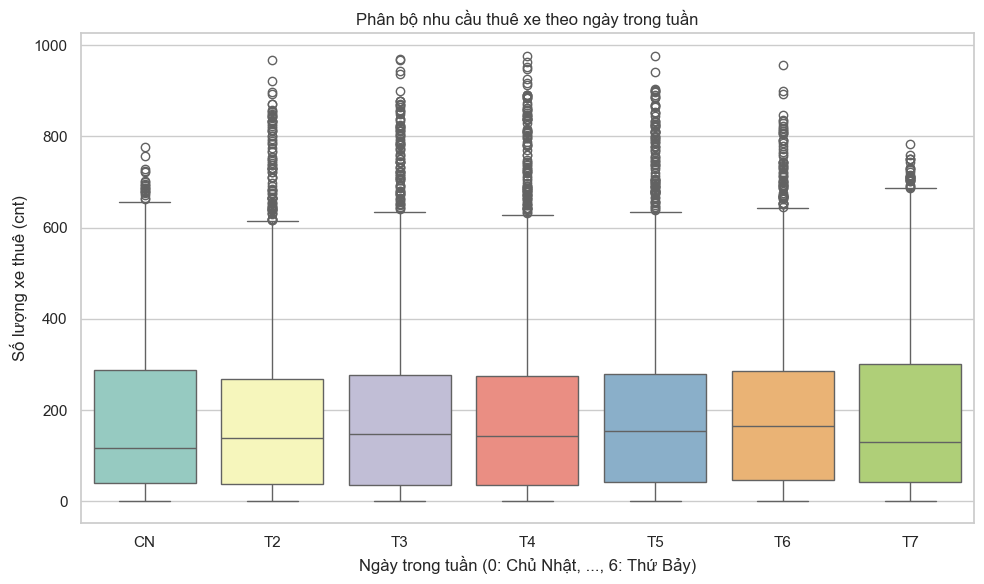
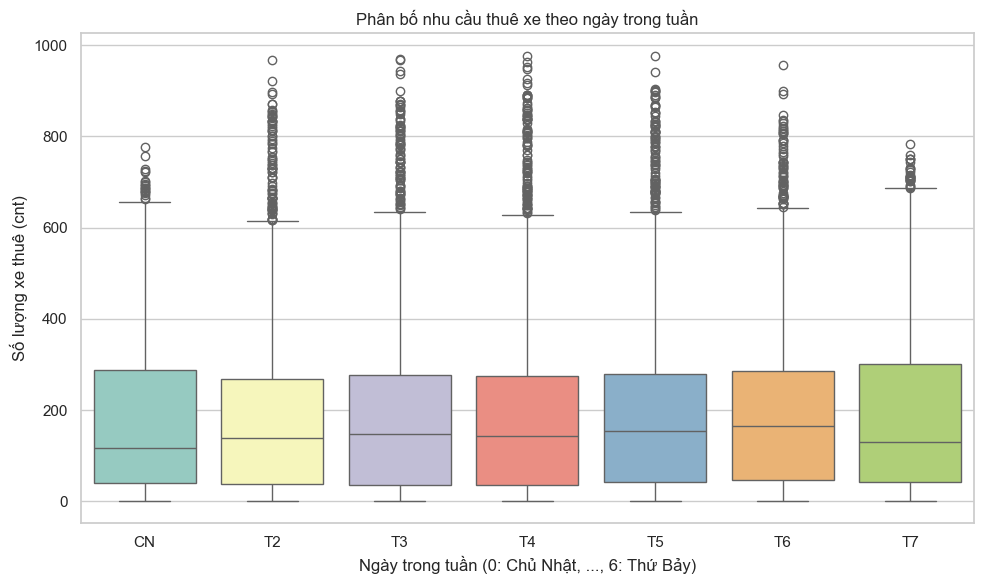
Unified diff of the notebook cell whose output changed from the first chart to the second:
--- before
+++ after
@@ -1,5 +1,5 @@
 plt.figure(figsize=(10, 6))
-sns.boxplot(data=df, x='weekday', y='cnt', palette='Set3')
-plt.title('Phân bộ nhu cầu thuê xe theo ngày trong tuần')
+sns.boxplot(data=df, x='weekday', y='cnt', hue='weekday', palette='Set3', legend=False)
+plt.title('Phân bố nhu cầu thuê xe theo ngày trong tuần')
 plt.xlabel('Ngày trong tuần (0: Chủ Nhật, ..., 6: Thứ Bảy)')
 plt.ylabel('Số lượng xe thuê (cnt)')

Commit: Fix Seaborn and Matplotlib warnings in data exploration notebook